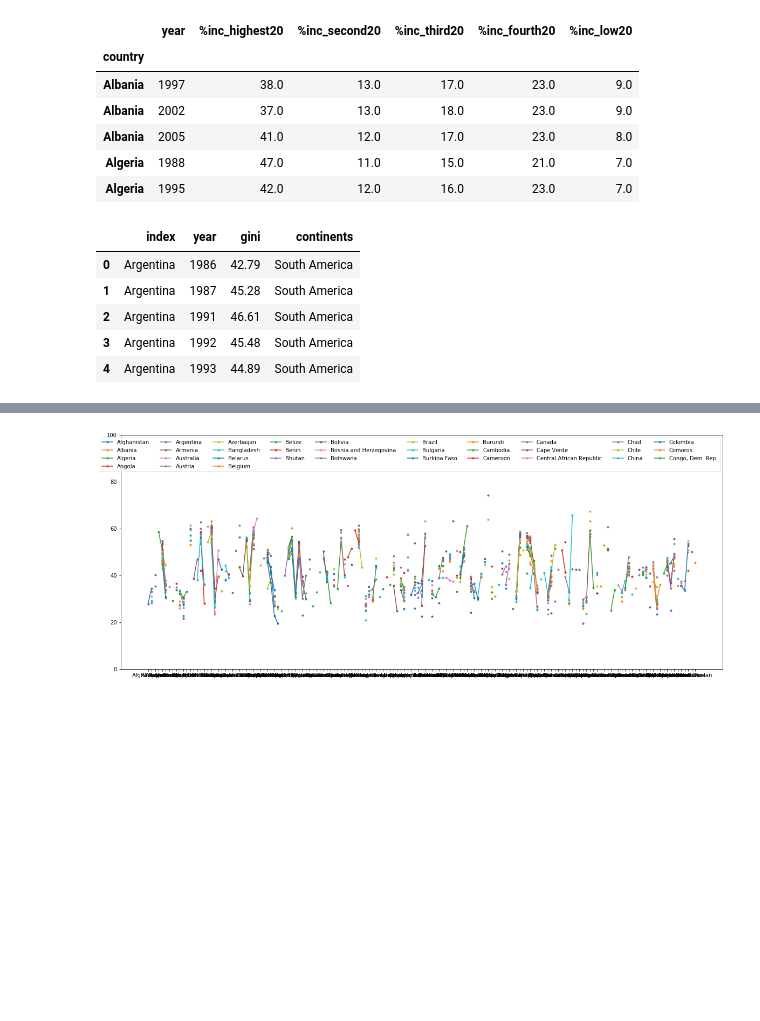
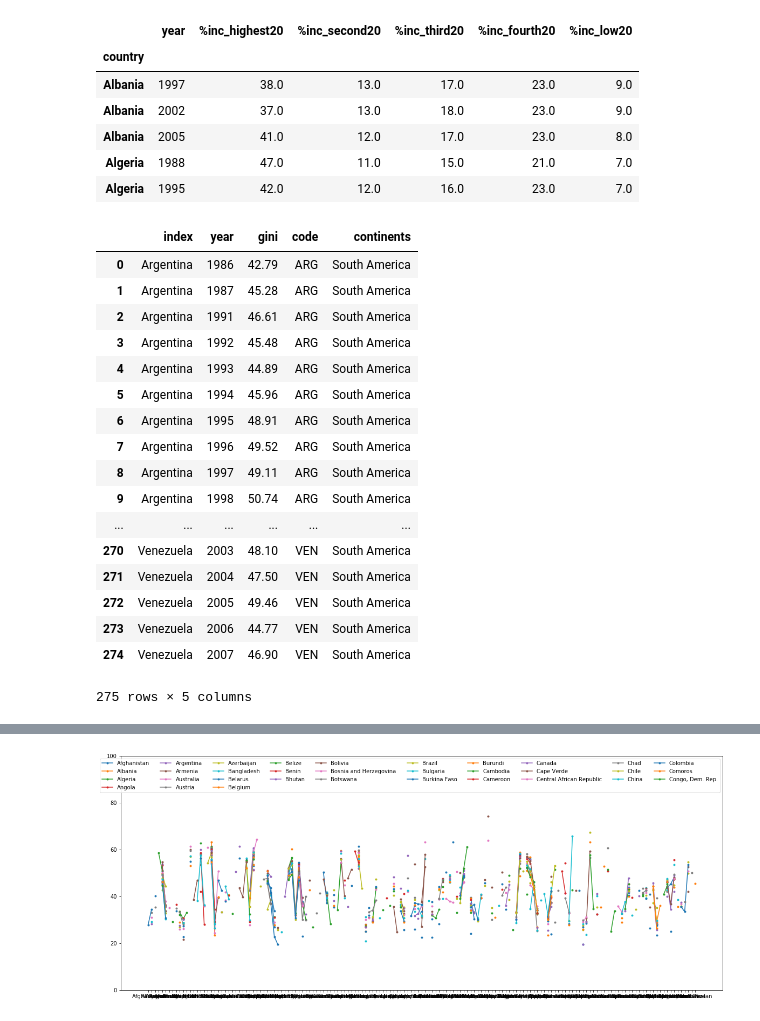
Before and after one commit to maniaclogic/income_disparities, a Jupyter notebook: income_dis/Income_disparities.ipynb, the cells around one changed output, grey strips where cells are left out. Saved outputs shown, nothing was run; the diff lists cells and outputs as text; code cells hidden in the pictures; blank space fills up the shorter version.

Commit message:
added column for country code and plottet into worldmap

```diff
--- a/income_dis/Income_disparities.ipynb
+++ b/income_dis/Income_disparities.ipynb
@@ -25,20 +25,20 @@ GINI ratio - 100(1) = maximal inequality *BAD*;
                  0  = absolutely equal *GOOD*
 # %%
 
-high10 = pd.read_excel('Indicator_Income share held by highest 10%.xlsx', index_col=0)
-high20 = pd.read_excel('Indicator_Income share held by highest 20%.xlsx', index_col=0)
-sec20 = pd.read_excel('Indicator_Income share held by second 20%.xlsx', index_col=0)
-thi20 = pd.read_excel('Indicator_Income share held by third 20%.xlsx', index_col=0)
-four20 = pd.read_excel('Indicator_Income share held by fourth 20%.xlsx', index_col=0)
-low20 = pd.read_excel('indicator SI_DST_FRST_20.xls.xlsx', index_col=0)
-low10 = pd.read_excel('Indicator_Income share held by lowest 10%.xlsx', index_col=0)
+high10 = pd.read_excel('incomedashboard/dependencies/Indicator_Income share held by highest 10%.xlsx', index_col=0)
+high20 = pd.read_excel('incomedashboard/dependencies/Indicator_Income share held by highest 20%.xlsx', index_col=0)
+sec20 = pd.read_excel('incomedashboard/dependencies/Indicator_Income share held by second 20%.xlsx', index_col=0)
+thi20 = pd.read_excel('incomedashboard/dependencies/Indicator_Income share held by third 20%.xlsx', index_col=0)
+four20 = pd.read_excel('incomedashboard/dependencies/Indicator_Income share held by fourth 20%.xlsx', index_col=0)
+low20 = pd.read_excel('incomedashboard/dependencies/indicator SI_DST_FRST_20.xls.xlsx', index_col=0)
+low10 = pd.read_excel('incomedashboard/dependencies/Indicator_Income share held by lowest 10%.xlsx', index_col=0)
 
 
-num_bill = pd.read_excel('Indicator_number of billionaires.xlsx', index_col=0)
-rel_num_bill = pd.read_excel('Indicator_Number of billionaires per 1 million inhabitants.xlsx', index_col=0)
-avg_age_bill = pd.read_excel('Indicator_Average age.xlsx', index_col=0)
+num_bill = pd.read_excel('incomedashboard/dependencies/Indicator_number of billionaires.xlsx', index_col=0)
+rel_num_bill = pd.read_excel('incomedashboard/dependencies/Indicator_Number of billionaires per 1 million inhabitants.xlsx', index_col=0)
+avg_age_bill = pd.read_excel('incomedashboard/dependencies/Indicator_Average age.xlsx', index_col=0)
 
-gini = pd.read_excel('indicator SI_POV_GINI.xls.xlsx', index_col=0)
+gini = pd.read_excel('incomedashboard/dependencies/indicator SI_POV_GINI.xls.xlsx', index_col=0)
 # %% [markdown]
 * mean per country - quartiles    the most unequal, poorest, richest countries of the world
 
@@ -80,20 +80,39 @@ df2['average age billionaires'] = [int(i) for i in df2['average age billionaires
 GD = gini.transpose().dropna(1, how='all')
 # %%
 d = {'Argentina': 'South America', 'Australia': 'Australia', 'Austria': 'Europe', 'Belgium': 'Europe', 'Brazil': 'South America', 'Canada': 'North America', 'Chile': 'South America', 'China': 'Asia', 'Colombia': 'South America', 'Cyprus': 'Asia', 'Czech Rep.': 'Europe', 'Denmark': 'Europe', 'Egypt': 'Africa', 'France': 'Europe', 'Germany': 'Europe', 'Greece': 'Europe', 'Hong Kong, China': 'Asia', 'Iceland': 'Europe', 'India': 'Asia', 'Indonesia': 'Asia', 'Ireland': 'Europe', 'Israel': 'Asia', 'Italy': 'Europe', 'Japan': 'Asia', 'Kazakhstan': 'Asia', 'Korea Rep.': 'Asia', 'Kuwait': 'Asia', 'Lebanon': 'Asia', 'Liechtenstein': 'Europe', 'Malaysia': 'Asia', 'Mexico': 'North America', 'Monaco': 'Europe', 'Netherlands': 'Europe', 'New Zealand': 'Australia', 'Norway': 'Europe', 'Oman': 'Asia', 'Philippines': 'Asia', 'Poland': 'Europe', 'Portugal': 'Europe', 'Romania': 'Europe', 'Russia':'Europe', 'Saudi Arabia': 'Asia', 'Serbia': 'Europe', 'Singapore': 'Asia', 'South Africa': 'Africa', 'Spain': 'Europe', 'Sweden': 'Europe', 'Switzerland': 'Europe', 'Taiwan': 'Asia', 'Thailand': 'Asia', 'Turkey': 'Asia', 'Ukraine': 'Europe', 'United Arab Emirates': 'Asia', 'United Kindom': 'Europe', 'United States': 'North America', 'Venezuela': 'South America'}
-d1 = pd.DataFrame(data=d, index=range(len(d))).transpose()[0]
-df = pd.DataFrame(d1)
+a = {'Argentina': 'ARG', 'Australia':'AUS', 'Austria':'AUT', 'Belgium':'BEL', 'Brazil':'BRA', 'Canada':'CAN', 'Chile':'CHL', 'China':'CHN', 'Colombia':'COL', 'Cyprus':'CYP', 'Czech Republic':'CZE', 'Denmark':'DNK', 'Egypt':'EGY', 'France':'FRA', 'Germany':'DEU', 'Greece':'GRC', 'Hong Kong, China':'CHN', 'Iceland':'ISL', 'India':'IND', 'Indonesia':'IDN', 'Ireland':'IRL', 'Israel':'ISR', 'Italy':'ITA', 'Japan':'JPN', 'Kazakhstan':'KAZ', 'Korea Rep.':'KOR','Kuwait':'KWT', 'Lebanon':'LBN', 'Liechtenstein':'LIE', 'Malaysia':'MYS', 'Mexico':'MEX', 'Monaco':'MCO', 'Netherlands':'NLD', 'New Zealand':'NZL', 'Norway':'NOR', 'Oman':'OMN', 'Phillippines':'PHL', 'Poland':'POL', 'Portugal':'PRT', 'Romania':'ROU', 'Russia':'RUS', 'Saudi Arabia':'SAU', 'Serbia':'SRB', 'Singapore':'SGP', 'South Africa':'ZAF', 'Spain':'ESP', 'Sweden':'SWE', 'Switzerland': 'CHE', 'Taiwan':'TWN', 'Thailand':'THA', 'Turkey':'TUR', 'Ukrain':'UKR', 'UnitedArab Emirates':'ARE', 'United Kingdom':'GBR', 'United States':'USA', 'Venezuela':'VEN'}
+d = pd.DataFrame(data=d, index=range(len(d))).transpose()[0]
+a = pd.DataFrame(data=a, index=range(len(a))).transpose()[0]
+df = pd.DataFrame(d)
+a = pd.DataFrame(a)
 df.columns = ['continents']
+a.columns=['code']
 df_inc = df_inc.merge(df, left_index=True, right_index=True).dropna()
+df_inc = df_inc.merge(a,left_index=True, right_index=True)
 GDc = pd.DataFrame(data={'gini':GD.stack()}).reset_index()
 GDc = GDc.rename(columns={'GINI index': 'country', 'level_0': 'year'})
 GDc.set_index(['country'], inplace=True)
-GDc = GDc.merge(df, left_index=True, right_index=True).dropna().reset_index()
+GDc = GDc.merge(a, left_index=True, right_index=True).reset_index()
+GDc.set_index(['index'], inplace=True)
+GDc = GDc.merge(df, left_index=True, right_index=True).reset_index()
 # %%
-GDc.head()
+GDc
 # %% [output]
-|  | index | year | gini | continents |
-| 0 | Argentina | 1986 | 42.79 | South America |
-| 1 | Argentina | 1987 | 45.28 | South America |
-| 2 | Argentina | 1991 | 46.61 | South America |
-| 3 | Argentina | 1992 | 45.48 | South America |
-| 4 | Argentina | 1993 | 44.89 | South America |
+|  | index | year | gini | code | continents |
+| 0 | Argentina | 1986 | 42.79 | ARG | South America |
+| 1 | Argentina | 1987 | 45.28 | ARG | South America |
+| 2 | Argentina | 1991 | 46.61 | ARG | South America |
+| 3 | Argentina | 1992 | 45.48 | ARG | South America |
+| 4 | Argentina | 1993 | 44.89 | ARG | South America |
+| 5 | Argentina | 1994 | 45.96 | ARG | South America |
+| 6 | Argentina | 1995 | 48.91 | ARG | South America |
+| 7 | Argentina | 1996 | 49.52 | ARG | South America |
+| 8 | Argentina | 1997 | 49.11 | ARG | South America |
+| 9 | Argentina | 1998 | 50.74 | ARG | South America |
+| ... | ... | ... | ... | ... | ... |
+| 270 | Venezuela | 2003 | 48.10 | VEN | South America |
+| 271 | Venezuela | 2004 | 47.50 | VEN | South America |
+| 272 | Venezuela | 2005 | 49.46 | VEN | South America |
+| 273 | Venezuela | 2006 | 44.77 | VEN | South America |
+| 274 | Venezuela | 2007 | 46.90 | VEN | South America |
+275 rows × 5 columns
```
Also changed, not shown: parts of 3 cells of this notebook, 2 other files.
